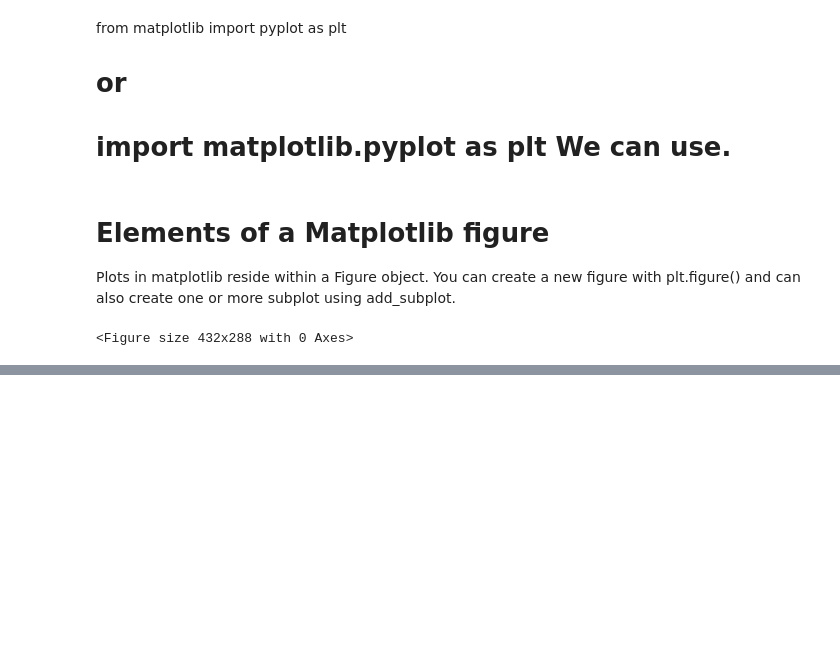
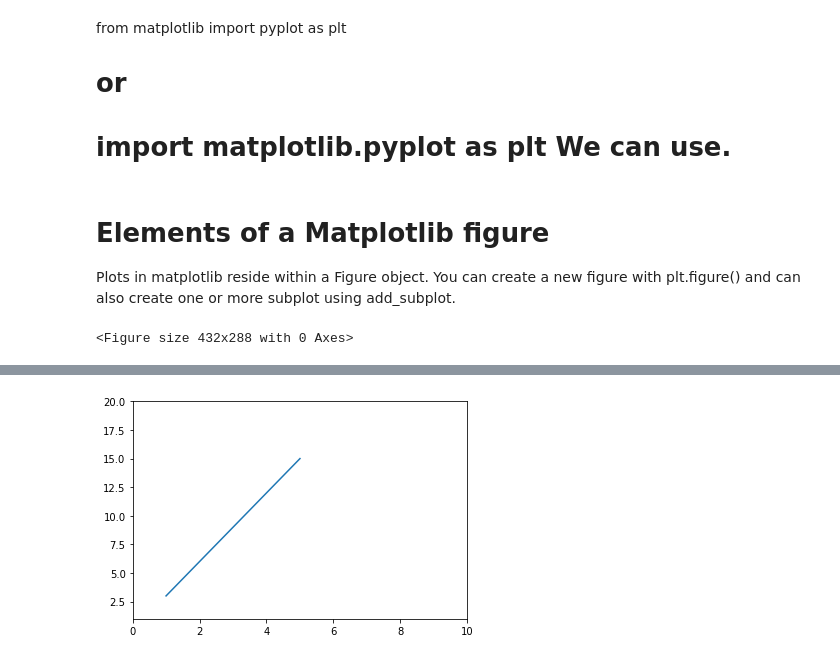
Before and after one commit to SNJV229/NumPy_Pandas, a Jupyter notebook: Matplotlib_practice.ipynb, the cells around one changed output, grey strips where cells are left out. Drawn from its saved outputs; the diff is of its cells as text; code cells hidden in the pictures; blank space fills up the shorter version.

```diff
--- a/Matplotlib_practice.ipynb
+++ b/Matplotlib_practice.ipynb
@@ -38,0 +77,14 @@ ax3 = fig.add_subplot(2, 2, 3)
+# %%
+x =[1, 2, 3, 4, 5]
+y =[3, 6, 9, 12, 15]
+
+plt.plot(x, y)
+
+# Setting the x-axis to 1-10
+# and y-axis to 1-20
+plt.axis([0, 10, 1, 20])
+
+# Showing the graph with updated axis
+plt.show()
+# %% [output]
+[figure, added]
```
Also changed, not shown: parts of 38 cells of this notebook.
